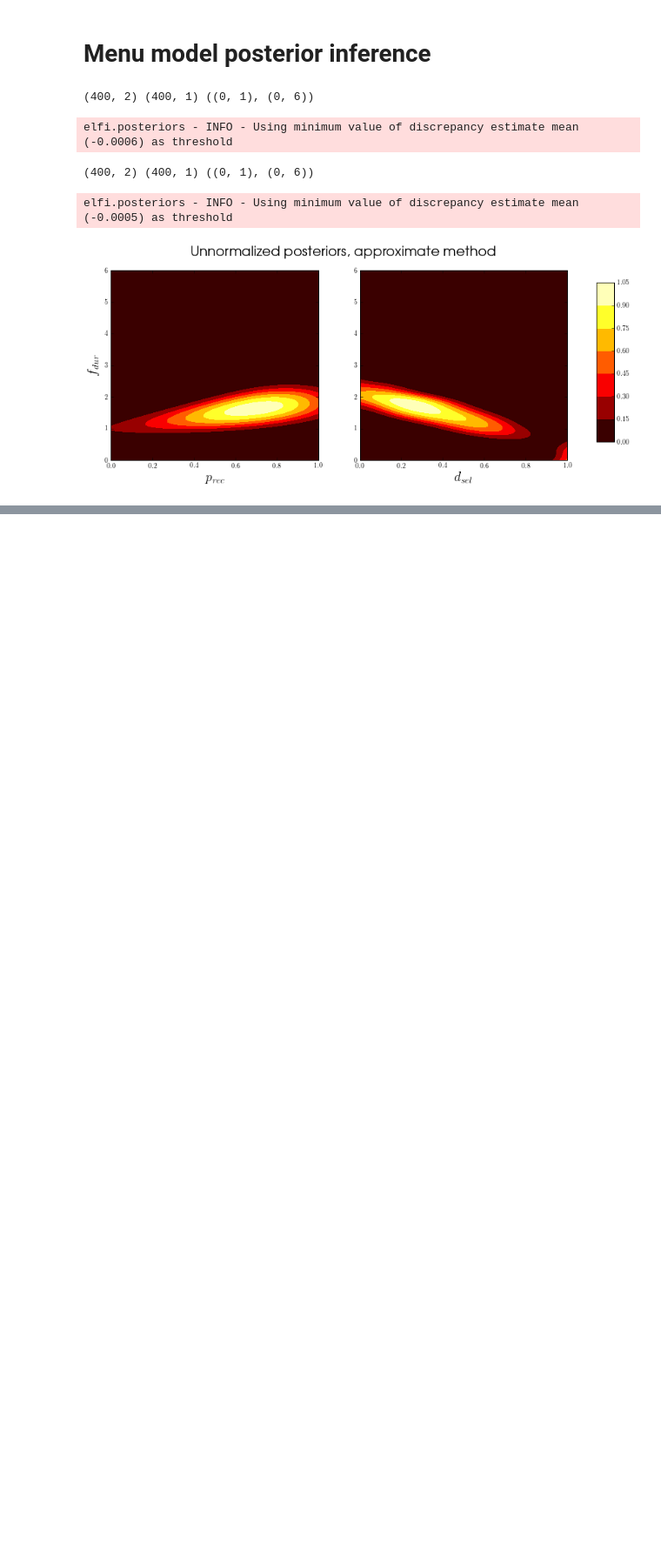
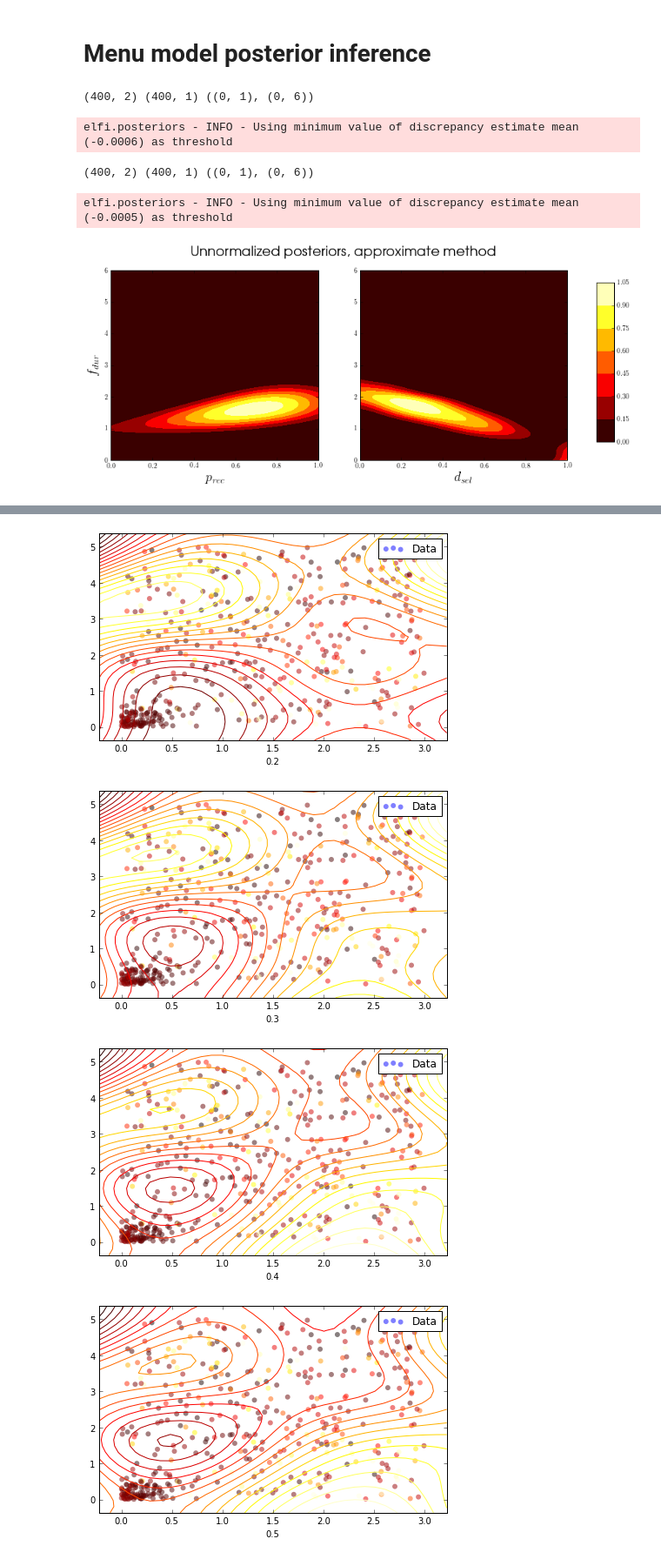
Before and after one commit to akangasr/sdirl, a Jupyter notebook: notebooks/result_analysis.ipynb, the cells around one changed output, grey strips where cells are left out. Shown at 87% size. Drawn from its saved outputs; the diff is of its cells as text; code cells hidden in the pictures; blank space fills up the shorter version.

```diff
--- a/notebooks/result_analysis.ipynb
+++ b/notebooks/result_analysis.ipynb
@@ -705,0 +1573,9 @@ elfi.posteriors - INFO - Using minimum value of discrepancy estimate mean (-0.00
+# %%
+for i in np.arange(0.2, 1.31, 0.1):
+    gp.gp.plot(fixed_inputs=((0,i),))
+    pl.xlabel(i)
+# %% [output]
+[figure, added]
+[figure, added]
+[figure, added]
+[figure, added]
```
Also changed, not shown: parts of 4 cells of this notebook, 1 other file.
